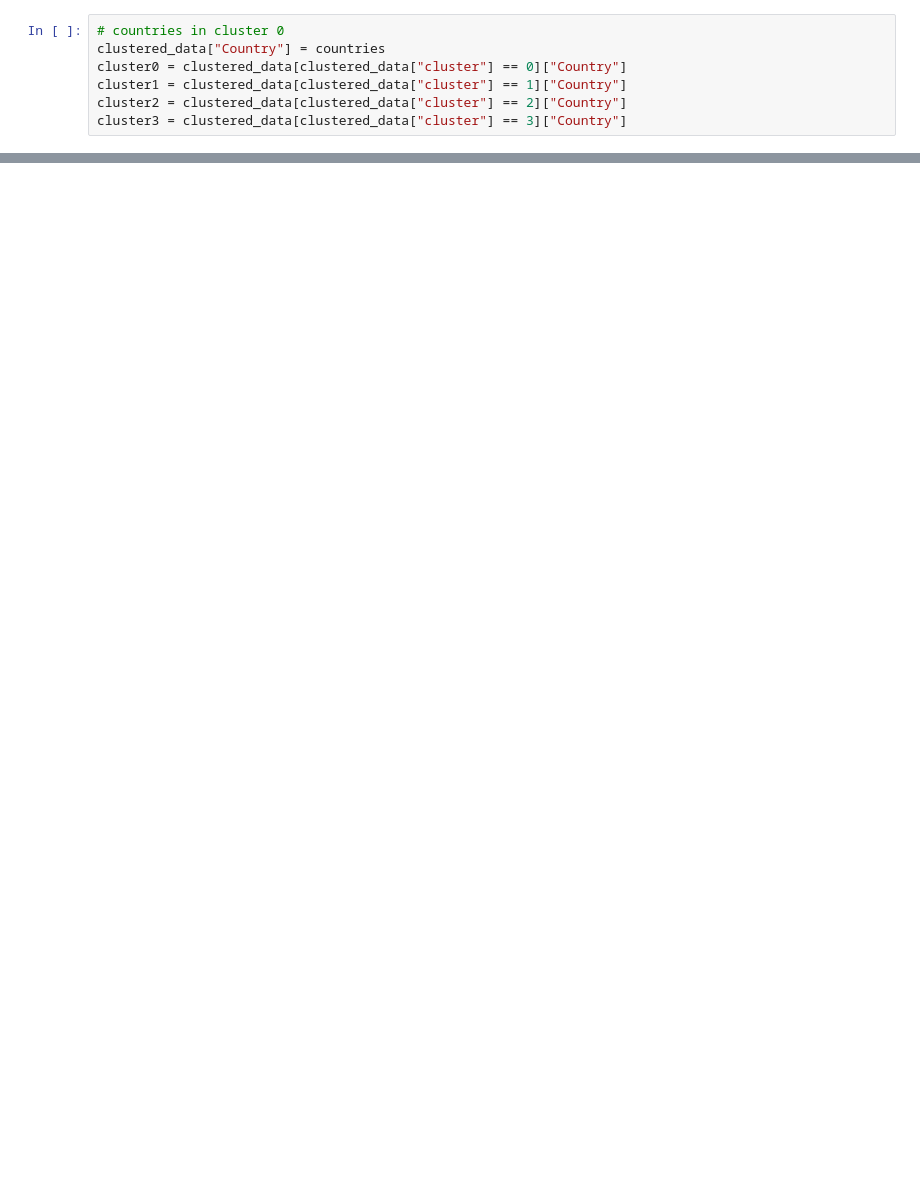
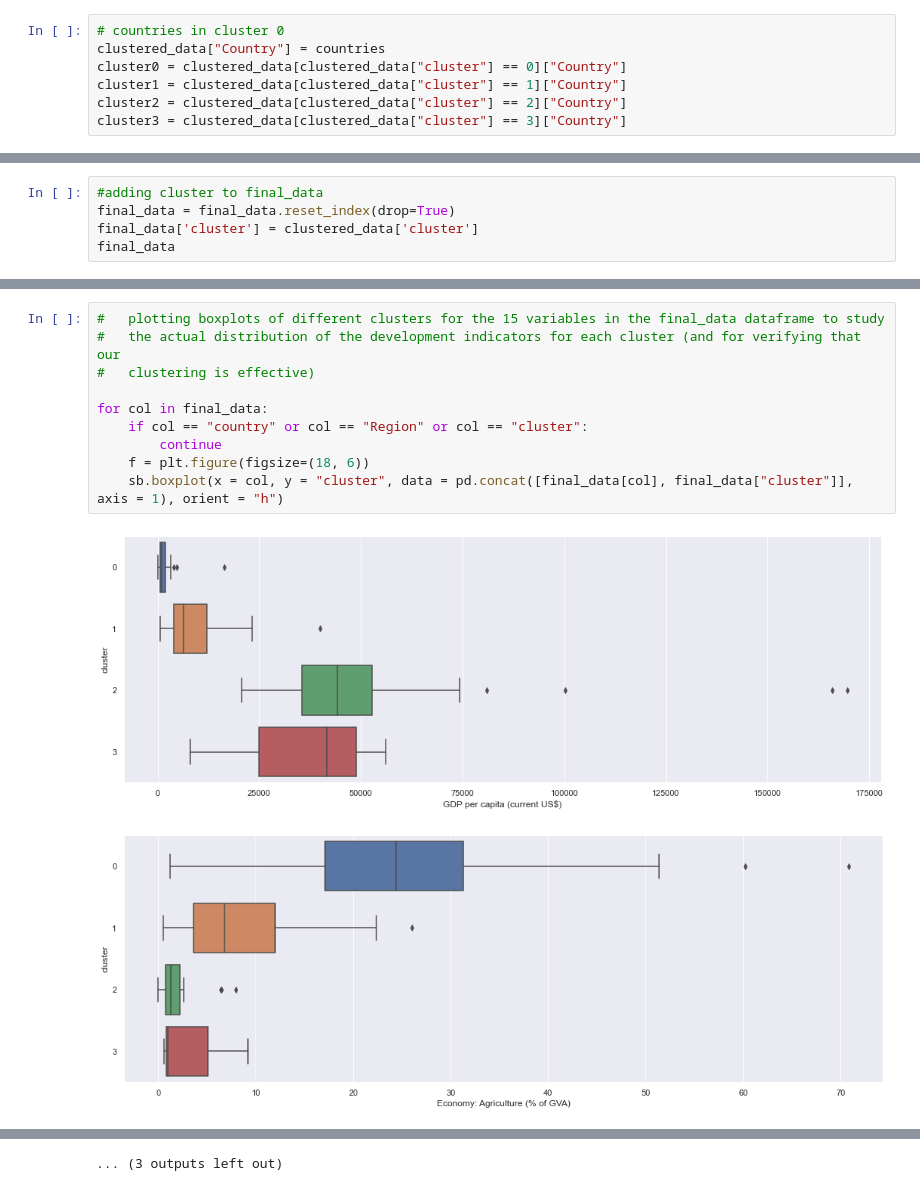
Before and after one commit to Snail664/country-clustering, a Jupyter notebook: clustering.ipynb, the cells around one changed output, grey strips where cells are left out. Drawn from its saved outputs; the diff is of its cells as text; blank space fills up the shorter version.

Commit message:
finished boxplots and analysis

```diff
--- a/clustering.ipynb
+++ b/clustering.ipynb
@@ -240,0 +241,5 @@ The least developed countries appear to be in cluster 0 and 2. We will explore t
+# %%
+#adding cluster to final_data
+final_data = final_data.reset_index(drop=True)
+final_data['cluster'] = clustered_data['cluster']
+final_data
@@ -240,0 +273,13 @@ The least developed countries appear to be in cluster 0 and 2. We will explore t
+# %%
+#   plotting boxplots of different clusters for the 15 variables in the final_data dataframe to study
+#   the actual distribution of the development indicators for each cluster (and for verifying that our
+#   clustering is effective)
+
+for col in final_data:
+    if col == "country" or col == "Region" or col == "cluster":
+        continue
+    f = plt.figure(figsize=(18, 6))
+    sb.boxplot(x = col, y = "cluster", data = pd.concat([final_data[col], final_data["cluster"]], axis = 1), orient = "h")
+# %% [output]
+[figure, added]
+[figure, added]
@@ -240,0 +296 @@ The least developed countries appear to be in cluster 0 and 2. We will explore t
+... (3 outputs left out)
```
Also changed, not shown: parts of 17 cells of this notebook.
